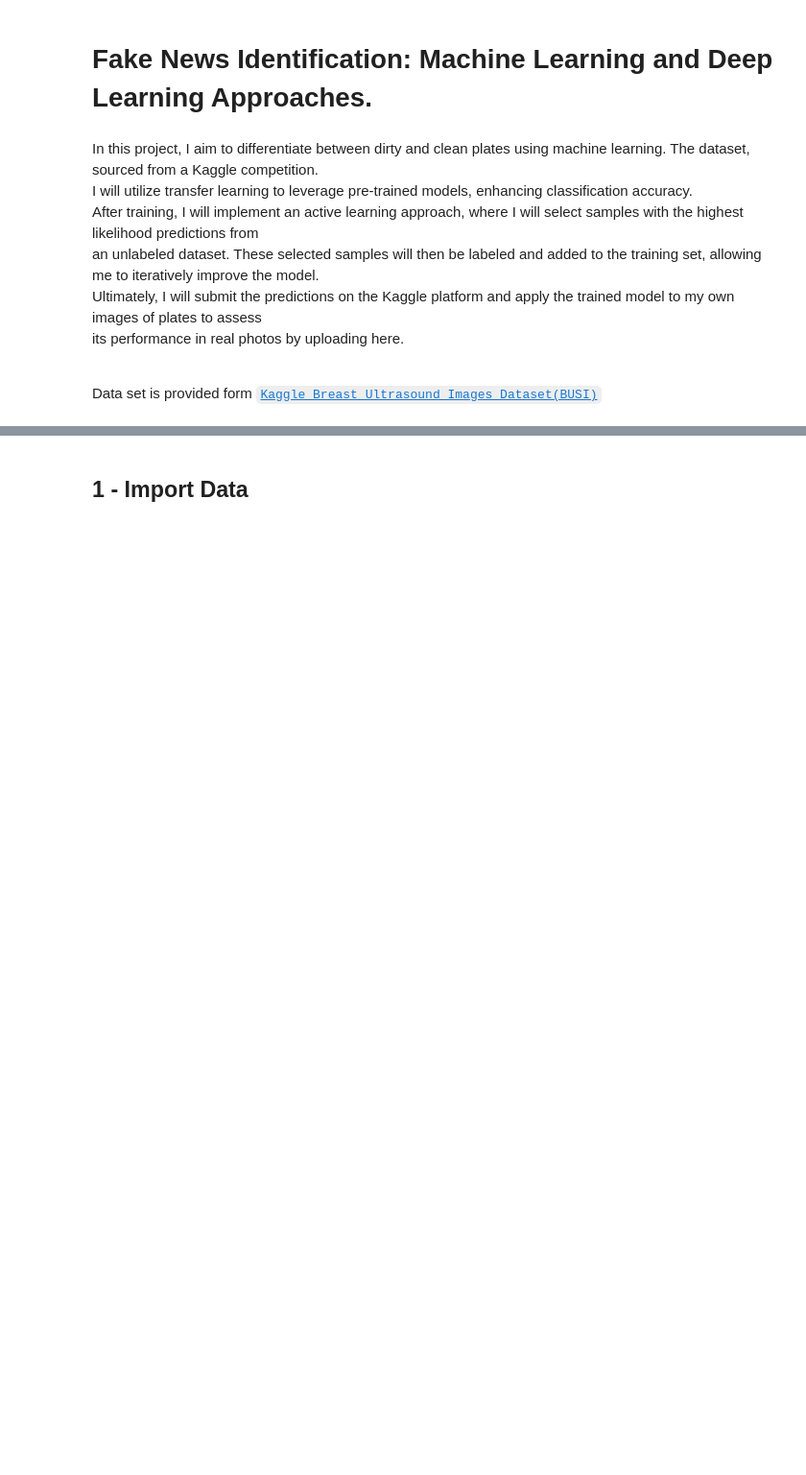
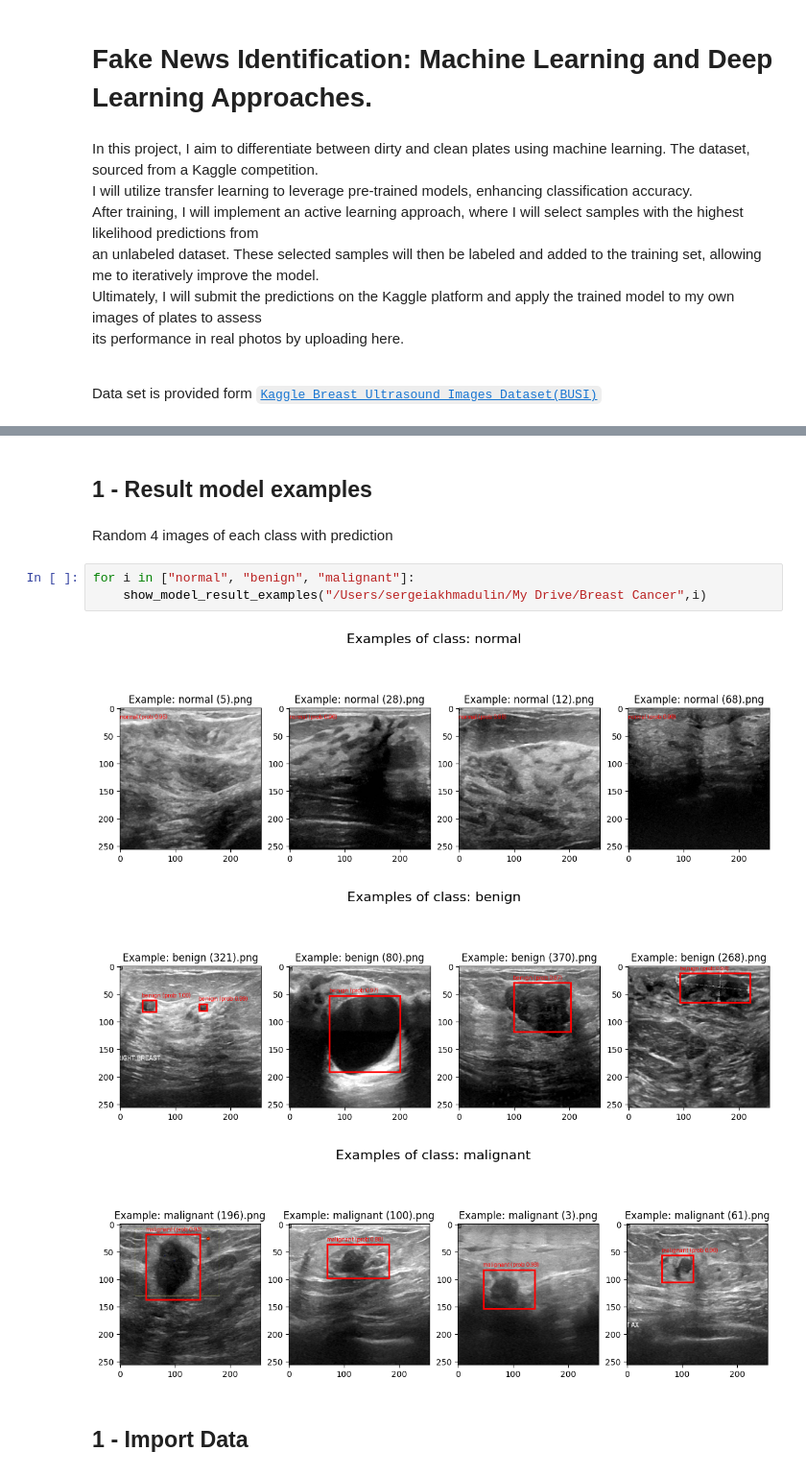
Before and after one commit to SergeyAkh/Breast-Cancer, a Jupyter notebook: Breast Cancer.ipynb, the cells around one changed output, grey strips where cells are left out. Shown at 96% size. Saved outputs shown, nothing was run; the diff lists cells and outputs as text; blank space fills up the shorter version.

```diff
--- a/Breast Cancer.ipynb
+++ b/Breast Cancer.ipynb
@@ -21,6 +22,18 @@ In this project, I aim to differentiate between dirty and clean plates using mac
   - [ 3.2 - LSTM](#3.2)
   - [ 3.3 - Bidirectional LSTM](#3.3)
 - [ 4 - Fine-Tuning (DistilBert)](#4)
+# %% [markdown]
+<a name="1"></a>
+## 1 - Result model examples
+# %% [markdown]
+Random 4 images of each class with prediction
+# %%
+for i in ["normal", "benign", "malignant"]:
+    show_model_result_examples("/Users/sergeiakhmadulin/My Drive/Breast Cancer",i)
+# %% [output]
+[figure, added]
+[figure, added]
+[figure, added]
 # %% [markdown]
 <a name="1"></a>
 ## 1 - Import Data
```
Also changed, not shown: parts of 12 cells of this notebook.
